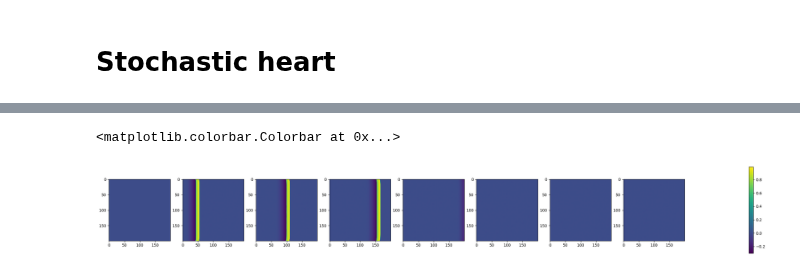
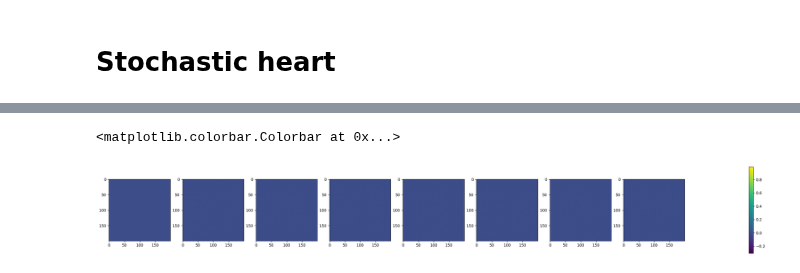
Before and after one commit to Priesemann-Group/perspective_heart_and_brain, a Jupyter notebook: notebooks/stochastic_heart.ipynb, the cells around one changed output, grey strips where cells are left out. Saved outputs shown, nothing was run; the diff lists cells and outputs as text; code cells hidden in the pictures.

Commit message:
Troubleshooted entropy

```diff
--- a/notebooks/stochastic_heart.ipynb
+++ b/notebooks/stochastic_heart.ipynb
@@ -96,7 +96,7 @@ def generate_laplacian(N, M, conduction_block_threshold, sparse_matrix=False, se
 N_x=200
 N_y=200
 N=N_x*N_y
-L1, c1=generate_laplacian(N_x, N_x, 0, sparse_matrix=True,seed=2)
+L1, c1=generate_laplacian(N_x, N_x, 0.5, sparse_matrix=True,seed=2)
 # %%
 y0 = jnp.zeros(2 * N, dtype=jnp.float32)
 c1_flat = c1.flatten()
@@ -146,0 +252,25 @@ u_sol, v_sol = run_simulation( N=N, L=L1, c1=c1)
+# %%
+results_u = []
+results_v=[]
+
+# Loop over conduction threshold values
+for conduction_threshold in jnp.arange(0, 0.9, 0.01):
+    seed = int(conduction_threshold * 10)
+    L1, c1 = generate_laplacian(N_x, N_x, conduction_block_threshold=conduction_threshold,sparse_matrix=True, seed=seed)
+
+    u_sol, v_sol = run_simulation( N=N, L=L1, c1=c1,key=random.PRNGKey(seed))
+    u_sol = u_sol.T
+    v_sol = u_sol.T
+
+    u_sol=u_sol.reshape(N_x, N_y,-1)
+    v_sol=v_sol.reshape(N_x, N_y, -1)
+
+
+    avg_entropy_u = average_entropy(u_sol, c1)
+    avg_entropy_v = average_entropy(v_sol, c1)
+
+    results_u.append( avg_entropy_u)
+    results_v.append(avg_entropy_v)
+
+results_u = jnp.array(results_u)
+results_v = jnp.array(results_v)
@@ -146,0 +430,5 @@ u_sol, v_sol = run_simulation( N=N, L=L1, c1=c1)
+# %%
+L1, c1=generate_laplacian(N_x, N_x, conduction_block_threshold=0.9,sparse_matrix=True, seed=2)
+u_sol4, v_sol4 = run_simulation( N=N, L=L1, c1=c1,key=random.PRNGKey(seed))
+u_sol4 = u_sol4.T
+v_sol4 = v_sol4.T
@@ -147,11 +457,11 @@ u_sol, v_sol = run_simulation( N=N, L=L1, c1=c1)
 # %%
 fig, axs = plt.subplots(1,9,figsize=(30,4))
-min = u_sol.min()
-max = u_sol.max()
+min = u_sol4.min()
+max = u_sol4.max()
 for i, ax in enumerate(axs[:-1]):
-    im = ax.imshow(u_sol[int((i/len(axs)*int(3000/0.25))),:].reshape(N_x,N_y), vmin=min,vmax=max)
+    im = ax.imshow(u_sol4[:,int((i/len(axs)*int(3000/0.25)))].reshape(N_x,N_y), vmin=min,vmax=max)
 axs[-1].axis('off')
 fig.colorbar(im, ax=axs[-1])
 # %% [output]
 <matplotlib.colorbar.Colorbar at 0x...>
-[figure, old version]
+[figure, new version]
```
Also changed, not shown: parts of 19 cells of this notebook.
